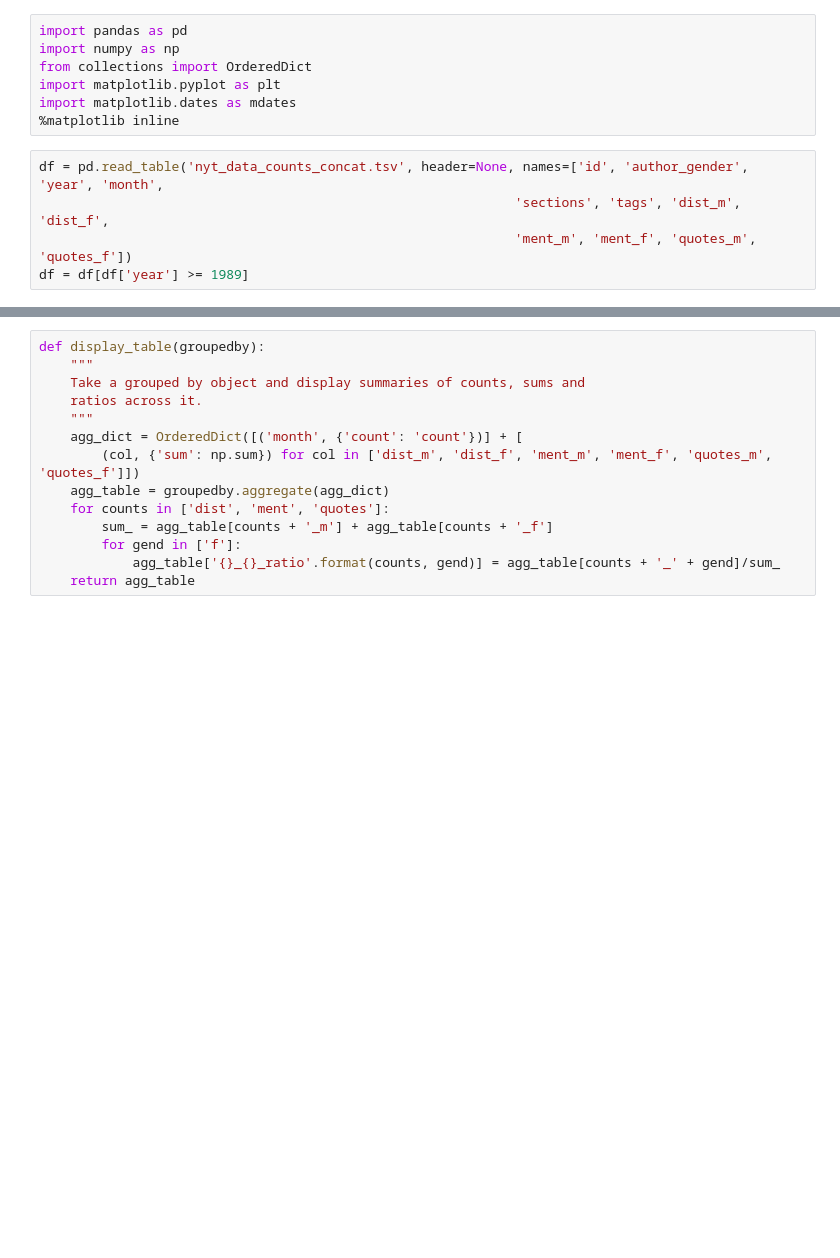
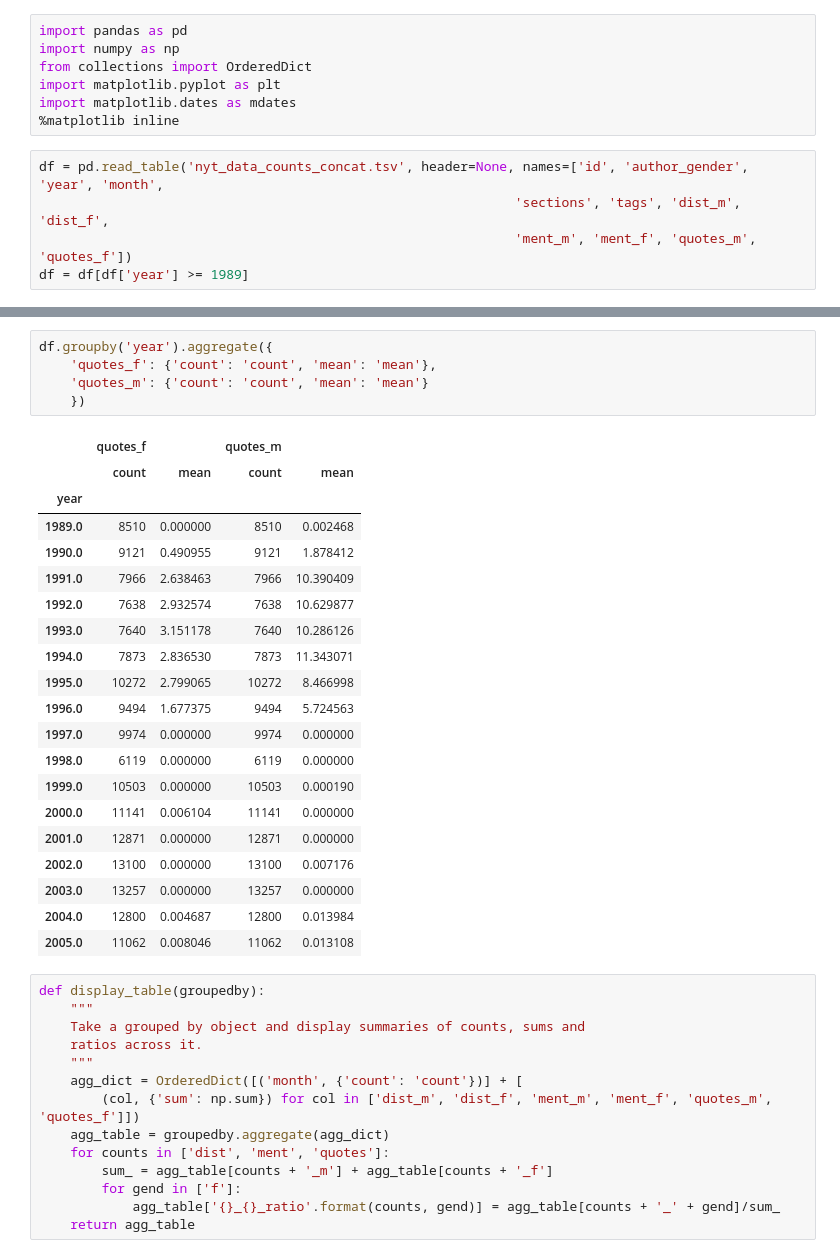
Before and after one commit to viswajithiii/gendermeme, a Jupyter notebook: Summarize NYT Results.ipynb, the cells around one changed output, grey strips where cells are left out. Cells and saved outputs as stored; diff of their text form; blank space fills up the shorter version.

```diff
--- a/Summarize NYT Results.ipynb
+++ b/Summarize NYT Results.ipynb
@@ -25,3 +13,29 @@ df.describe()
+# %%
+df.groupby('year').aggregate({
+    'quotes_f': {'count': 'count', 'mean': 'mean'},
+    'quotes_m': {'count': 'count', 'mean': 'mean'}
+    })
+# %% [output]
+|  | quotes_f |  | quotes_m |  |
+|  | count | mean | count | mean |
+| year |  |  |  |  |
+| 1989.0 | 8510 | 0.000000 | 8510 | 0.002468 |
+| 1990.0 | 9121 | 0.490955 | 9121 | 1.878412 |
+| 1991.0 | 7966 | 2.638463 | 7966 | 10.390409 |
+| 1992.0 | 7638 | 2.932574 | 7638 | 10.629877 |
+| 1993.0 | 7640 | 3.151178 | 7640 | 10.286126 |
+| 1994.0 | 7873 | 2.836530 | 7873 | 11.343071 |
+| 1995.0 | 10272 | 2.799065 | 10272 | 8.466998 |
+| 1996.0 | 9494 | 1.677375 | 9494 | 5.724563 |
+| 1997.0 | 9974 | 0.000000 | 9974 | 0.000000 |
+| 1998.0 | 6119 | 0.000000 | 6119 | 0.000000 |
+| 1999.0 | 10503 | 0.000000 | 10503 | 0.000190 |
+| 2000.0 | 11141 | 0.006104 | 11141 | 0.000000 |
+| 2001.0 | 12871 | 0.000000 | 12871 | 0.000000 |
+| 2002.0 | 13100 | 0.000000 | 13100 | 0.007176 |
+| 2003.0 | 13257 | 0.000000 | 13257 | 0.000000 |
+| 2004.0 | 12800 | 0.004687 | 12800 | 0.013984 |
+| 2005.0 | 11062 | 0.008046 | 11062 | 0.013108 |
 # %%
 def display_table(groupedby):
     """
```
Also changed, not shown: parts of 7 cells of this notebook, 4 other files.
